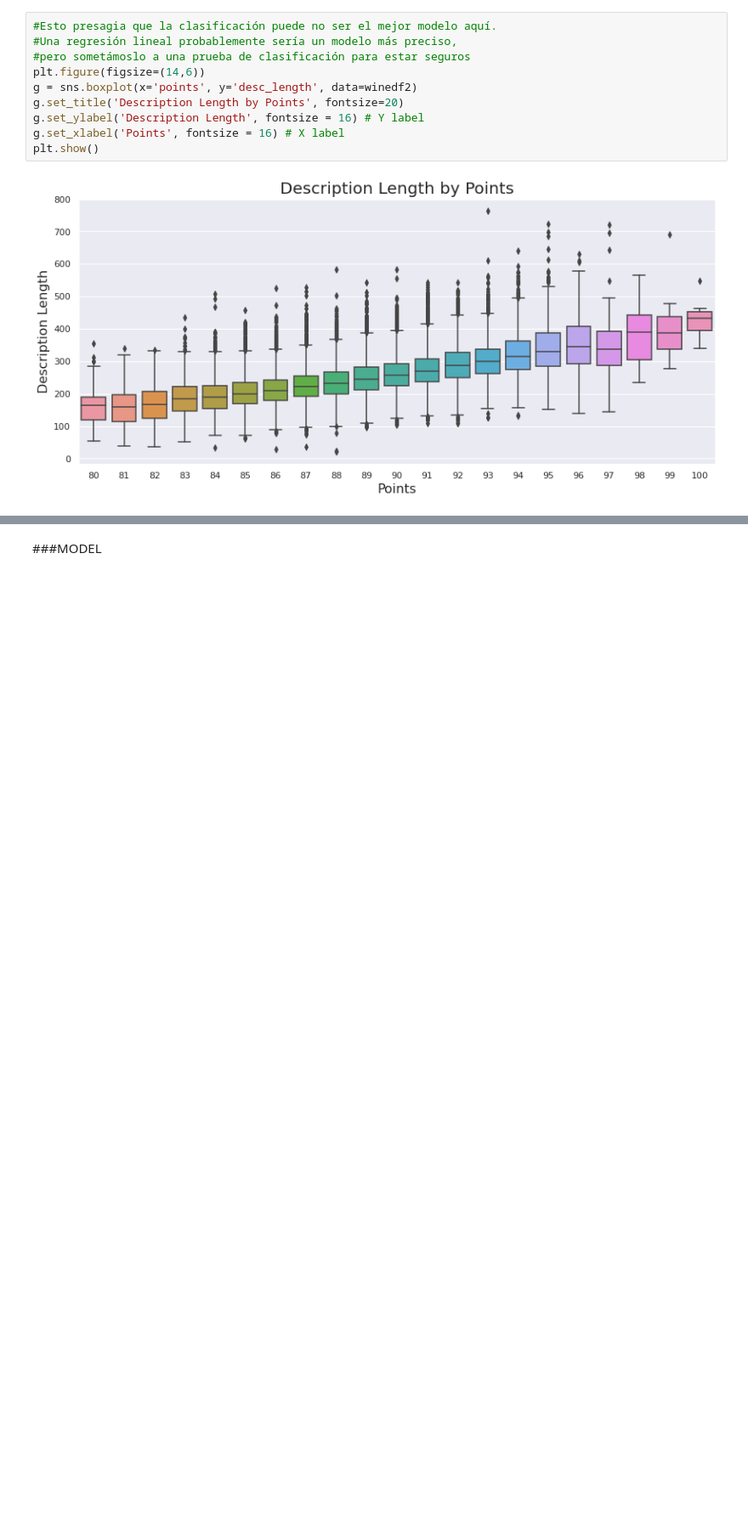
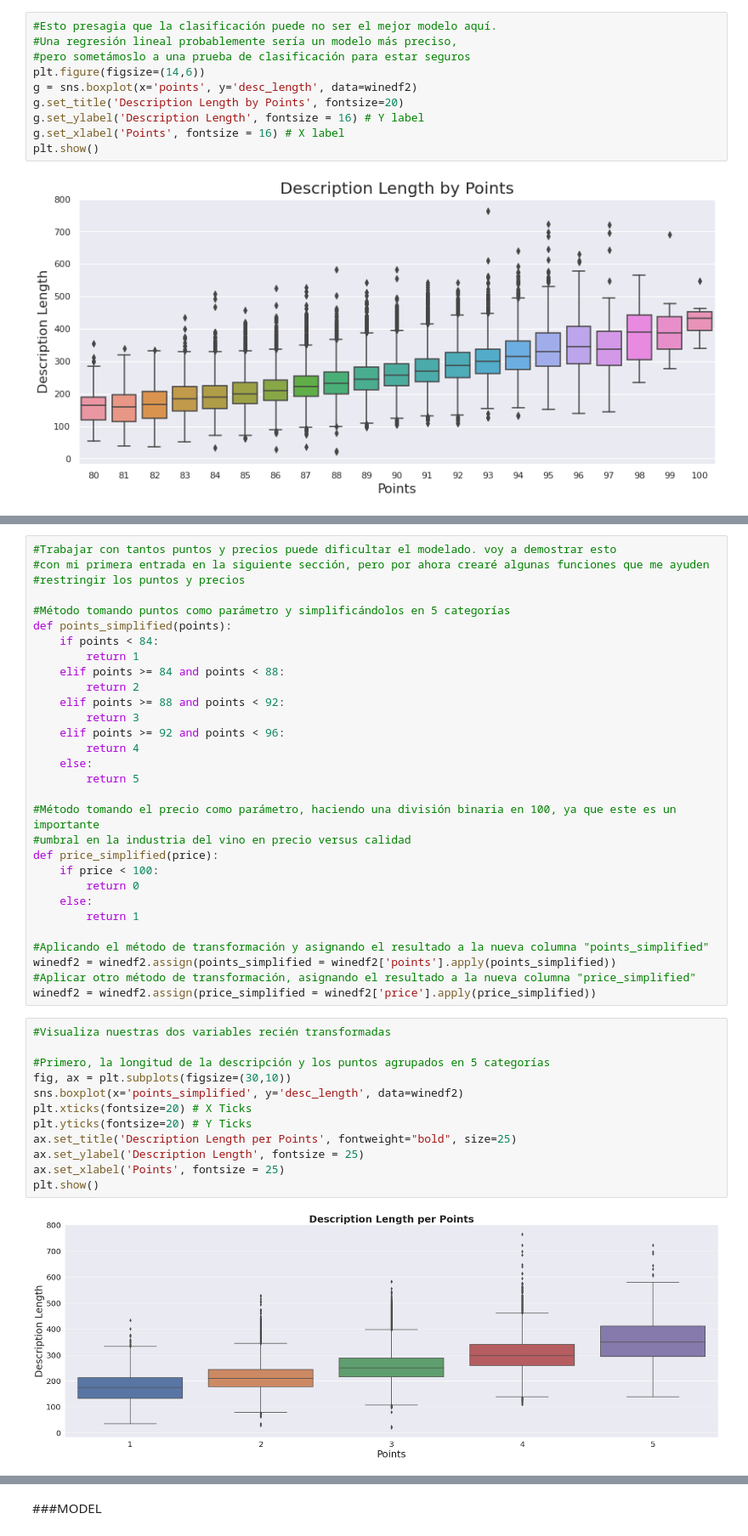
Before and after one commit to castudil/Machine-Learning, a Jupyter notebook: Proyecto Final ML/ Entrega 05 - Interpret/ Entrega_05_Interpret_wine.ipynb, the cells around one changed output, grey strips where cells are left out. Shown at 85% size. Saved outputs shown, nothing was run; the diff lists cells and outputs as text; blank space fills up the shorter version.

```diff
--- a/Proyecto Final ML/ Entrega 05 - Interpret/ Entrega_05_Interpret_wine.ipynb
+++ b/Proyecto Final ML/ Entrega 05 - Interpret/ Entrega_05_Interpret_wine.ipynb
@@ -196,0 +205,44 @@ plt.show()
+# %%
+#Trabajar con tantos puntos y precios puede dificultar el modelado. voy a demostrar esto
+#con mi primera entrada en la siguiente sección, pero por ahora crearé algunas funciones que me ayuden
+#restringir los puntos y precios
+
+#Método tomando puntos como parámetro y simplificándolos en 5 categorías
+def points_simplified(points):
+    if points < 84:
+        return 1
+    elif points >= 84 and points < 88:
+        return 2
+    elif points >= 88 and points < 92:
+        return 3
+    elif points >= 92 and points < 96:
+        return 4
+    else:
+        return 5
+
+#Método tomando el precio como parámetro, haciendo una división binaria en 100, ya que este es un importante
+#umbral en la industria del vino en precio versus calidad
+def price_simplified(price):
+    if price < 100:
+        return 0
+    else:
+        return 1
+
+#Aplicando el método de transformación y asignando el resultado a la nueva columna "points_simplified"
+winedf2 = winedf2.assign(points_simplified = winedf2['points'].apply(points_simplified))
+#Aplicar otro método de transformación, asignando el resultado a la nueva columna "price_simplified"
+winedf2 = winedf2.assign(price_simplified = winedf2['price'].apply(price_simplified))
+# %%
+#Visualiza nuestras dos variables recién transformadas
+
+#Primero, la longitud de la descripción y los puntos agrupados en 5 categorías
+fig, ax = plt.subplots(figsize=(30,10))
+sns.boxplot(x='points_simplified', y='desc_length', data=winedf2)
+plt.xticks(fontsize=20) # X Ticks
+plt.yticks(fontsize=20) # Y Ticks
+ax.set_title('Description Length per Points', fontweight="bold", size=25)
+ax.set_ylabel('Description Length', fontsize = 25)
+ax.set_xlabel('Points', fontsize = 25)
+plt.show()
+# %% [output]
+[figure, added]
```
Also changed, not shown: parts of 16 cells of this notebook.
